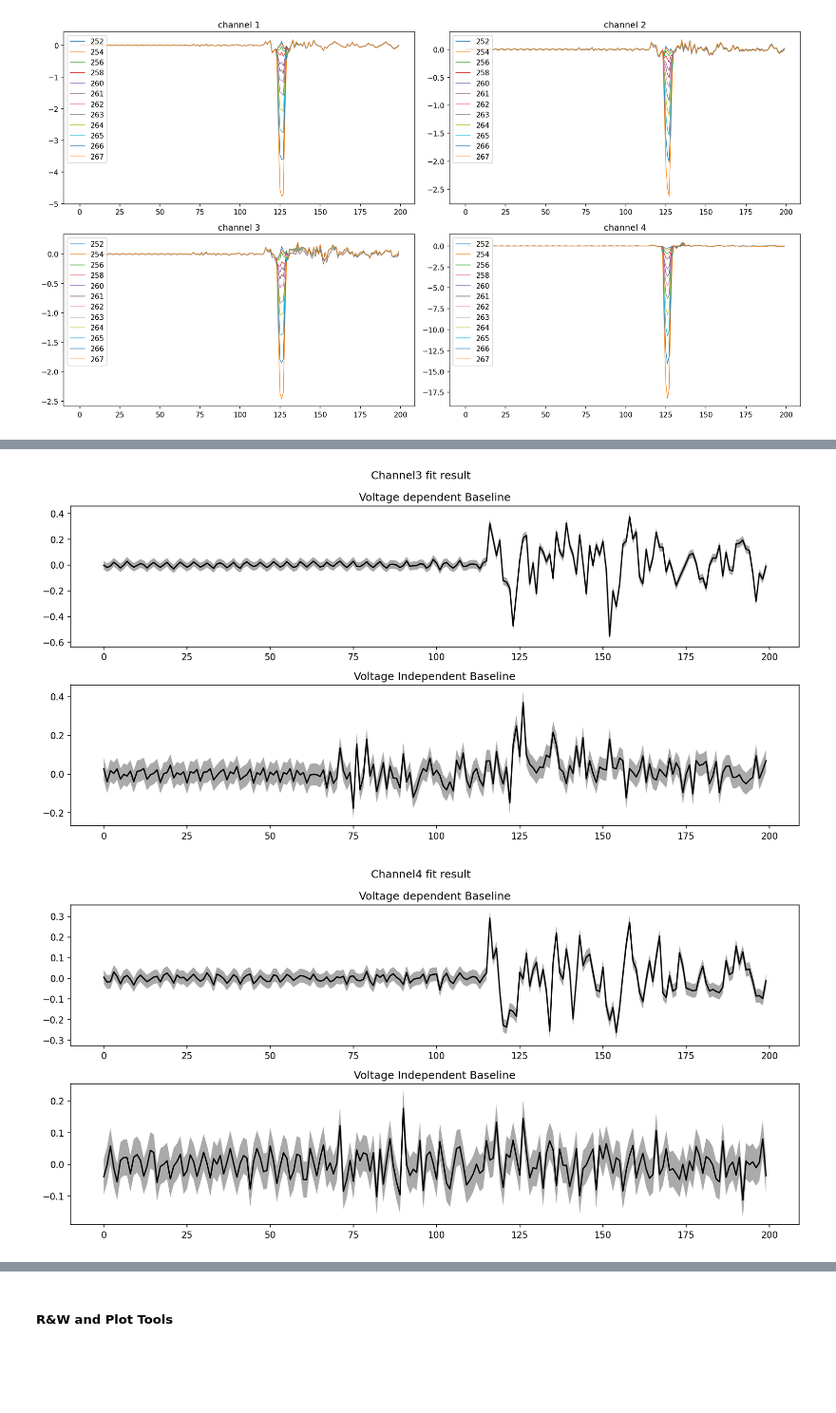
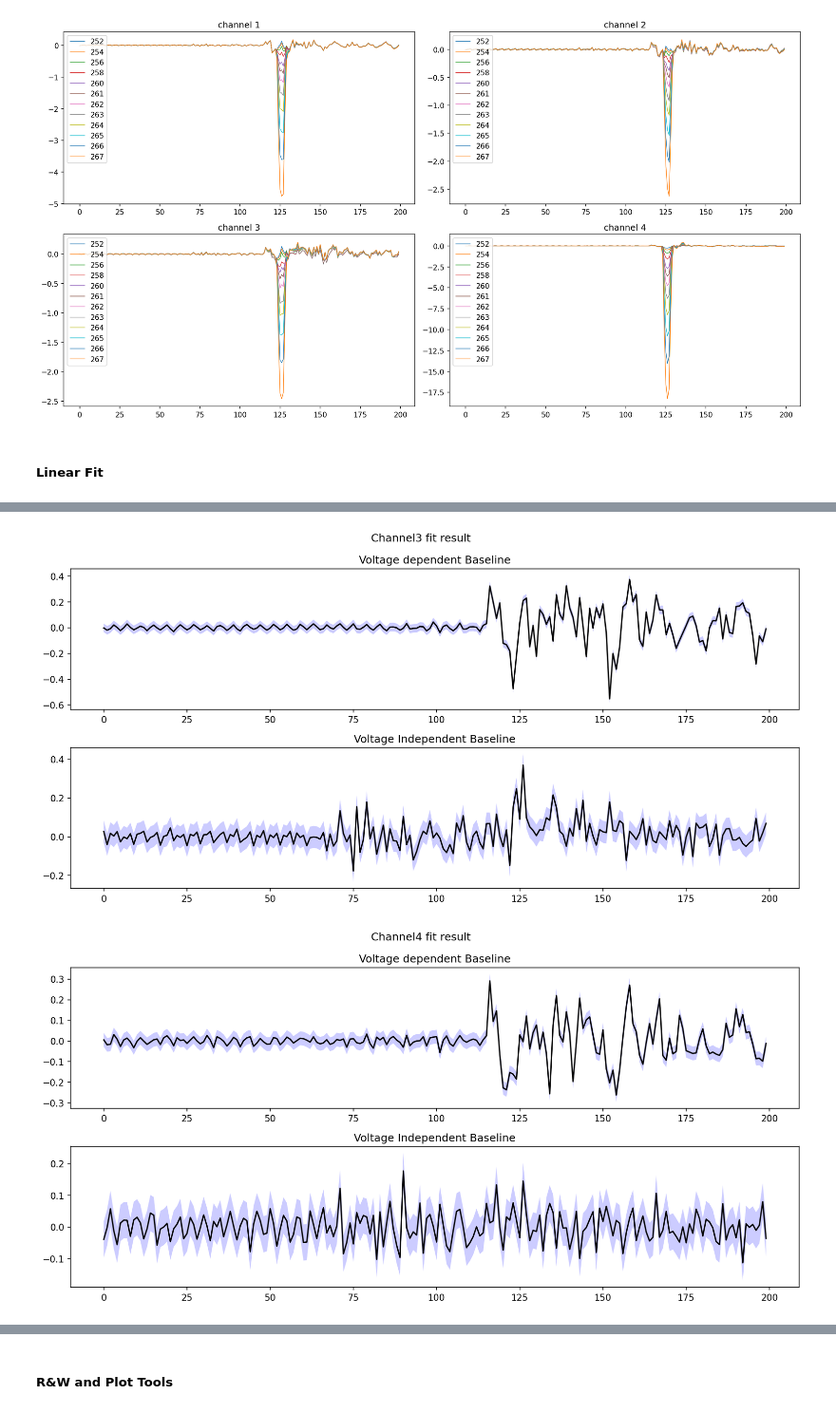
Before and after one commit to yfzhao20/PMT-Test, a Jupyter notebook: yfzhao/dist-analysis-v2.ipynb, the cells around one changed output, grey strips where cells are left out. Shown at 95% size. Cells and saved outputs as stored; diff of their text form; code cells hidden in the pictures; blank space fills up the shorter version.

```diff
--- a/yfzhao/dist-analysis-v2.ipynb
+++ b/yfzhao/dist-analysis-v2.ipynb
@@ -208,6 +208,8 @@ plot_avg(avg_sig)
 # %% [output]
 [figure]
 [figure]
+# %% [markdown]
+##### Linear Fit
 # %%
 # leastsq linear fit formula
 # linear fit `y = a x + b`
@@ -235,7 +237,7 @@ for ch, vdata in avg_base.items():
     sig, sigsq, count = zip(*[d.values() for d in vdata.values()])
     sig, sigsq = np.array(sig), np.array(sigsq)
     # align data and cut
-    sigT, sigsqT = (sig - np.average(sig[:, :50], axis=1)[:, None]).T, np.array(sigsq).T
+    sigT, sigsqT = (sig - np.average(sig[:, :50], axis=1)[:, None]).T, sigsq.T
     rssT = sigsqT - sigT ** 2
 
     for i in range(len(sigT)):
@@ -252,12 +254,12 @@ for ch, (b1, b0, s1, s0) in fit_res.items():
 
     dv.plot(b1, c='0')
     # dv.errorbar(x, b1, s1, lw=1, c='0', elinewidth=.5, capsize=1)
-    dv.fill_between(x, b1-s1, b1+s1, facecolor='#aaa', edgecolor='none')
+    dv.fill_between(x, b1-s1, b1+s1, facecolor='#ccf', edgecolor='none')
     dv.set_title('Voltage dependent Baseline')
 
     iv.plot(b0, c='0')
     # iv.errorbar(x, b0, s0, lw=1, c='0', elinewidth=.5, capsize=1)
-    iv.fill_between(x, b0-s0, b0+s0, facecolor='#aaa',  edgecolor='none')
+    iv.fill_between(x, b0-s0, b0+s0, facecolor='#ccf',  edgecolor='none')
     iv.set_title('Voltage Independent Baseline')
 
     plt.tight_layout()
@@ -268,2 +270,2 @@ for ch, (b1, b0, s1, s0) in fit_res.items():
-[figure, old version]
+[figure, new version]
-[figure, old version]
+[figure, new version]
```
Also changed, not shown: parts of 9 cells of this notebook.
